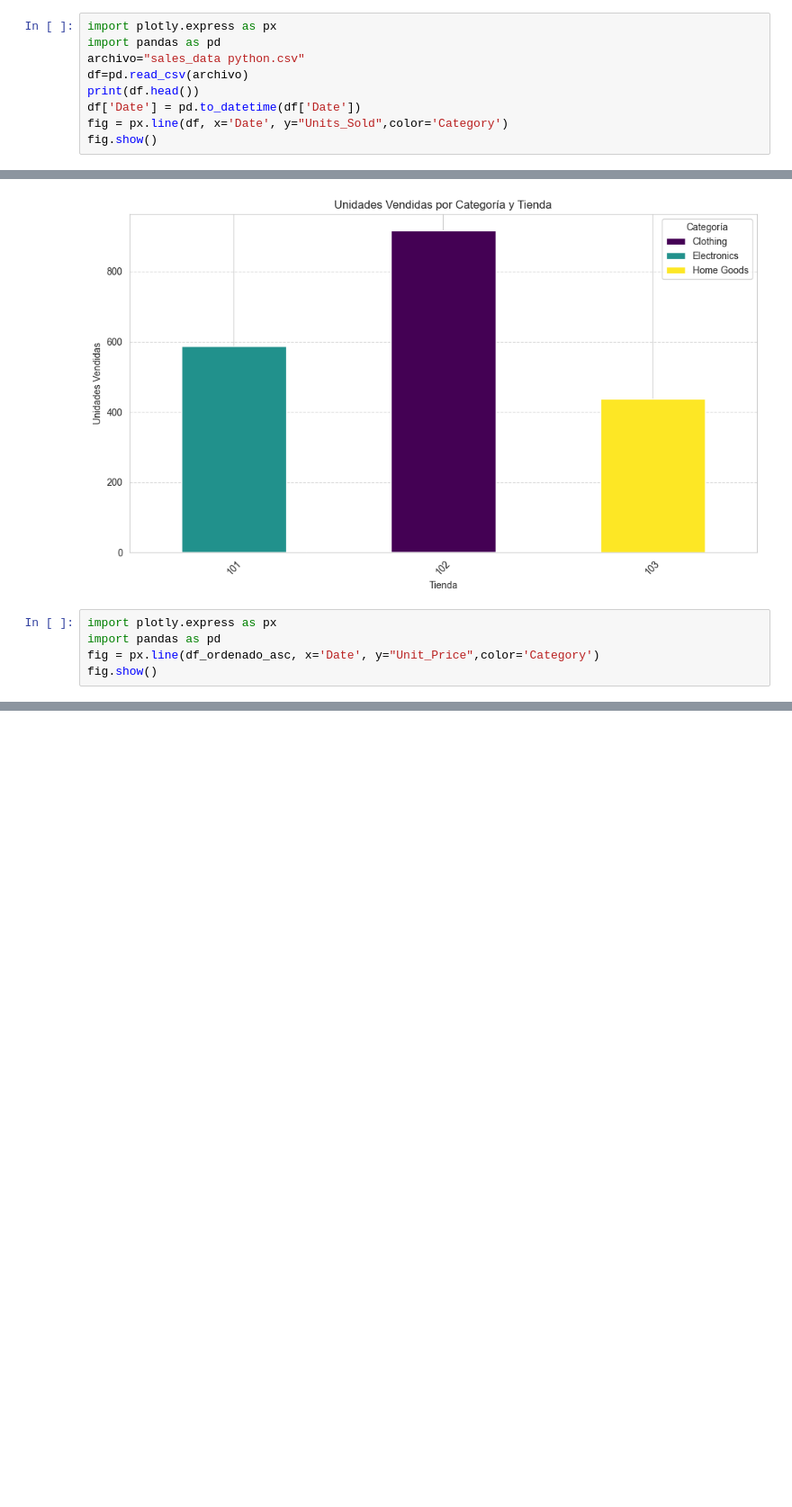
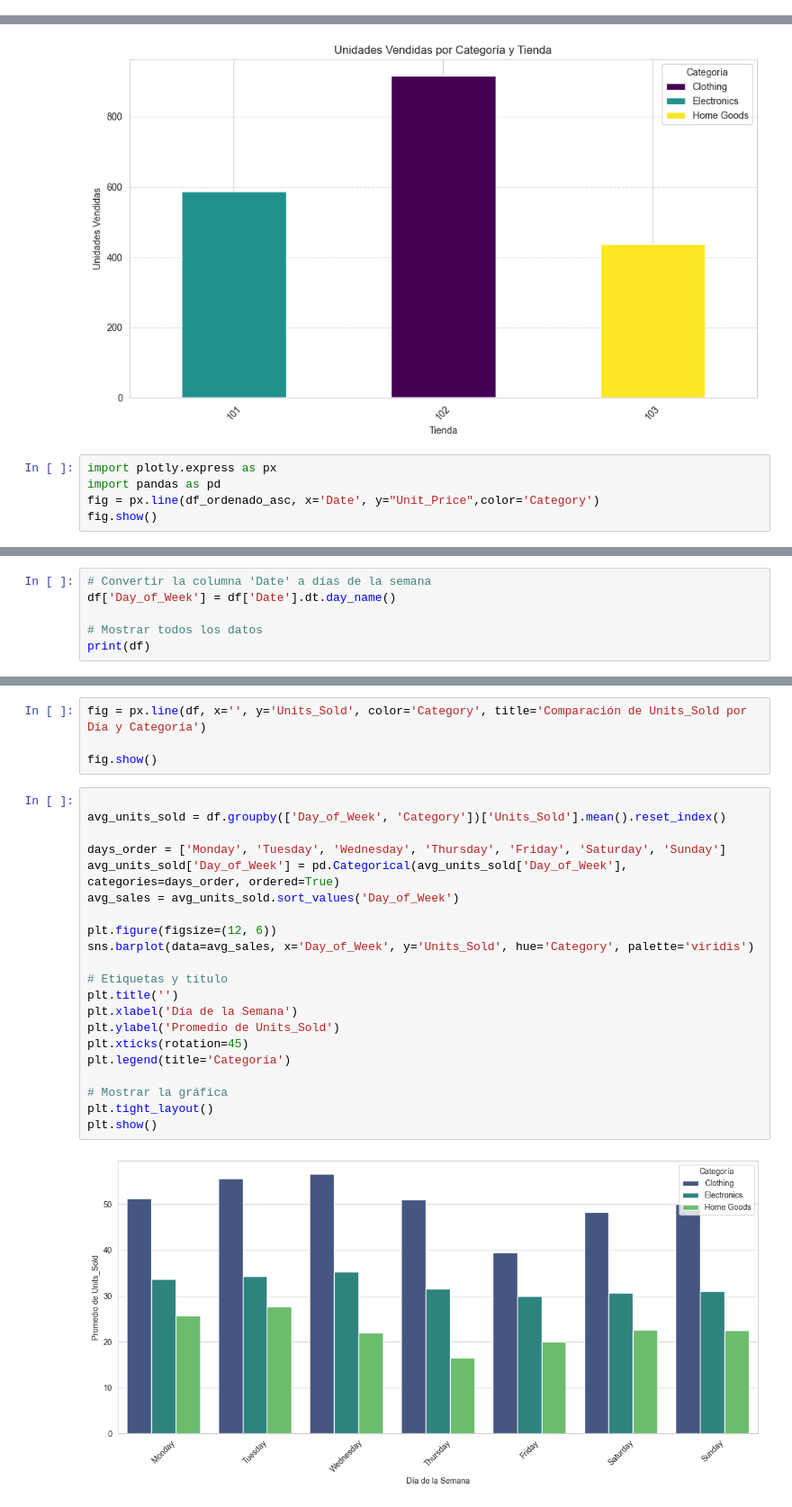
Before and after one commit to nicoherza-pascu/Club_IA-2, a Jupyter notebook: practica.ipynb, the cells around one changed output, grey strips where cells are left out. Shown: that part at 90% size. Drawn from its saved outputs; the diff is of its cells as text; blank space fills up the shorter version.

```diff
--- a/practica.ipynb
+++ b/practica.ipynb
@@ -251,12 +218,3 @@ print(df_sin_duplicados)
 52  2024-01-28    101  Electronics          33      299.99
 53  2024-01-28    102     Clothing          47       49.99
 54  2024-01-28    103   Home Goods          25       19.99
-# %%
-import plotly.express as px
-import pandas as pd
-archivo="sales_data python.csv"
-df=pd.read_csv(archivo)
-print(df.head())
-df['Date'] = pd.to_datetime(df['Date'])
-fig = px.line(df, x='Date', y="Units_Sold",color='Category')
-fig.show()
@@ -459,0 +378,6 @@ fig.show()
+# %%
+# Convertir la columna 'Date' a días de la semana
+df['Day_of_Week'] = df['Date'].dt.day_name()
+
+# Mostrar todos los datos
+print(df)
@@ -459,0 +402,27 @@ fig.show()
+# %%
+fig = px.line(df, x='', y='Units_Sold', color='Category', title='Comparación de Units_Sold por Día y Categoría')
+
+fig.show()
+# %%
+
+avg_units_sold = df.groupby(['Day_of_Week', 'Category'])['Units_Sold'].mean().reset_index()
+
+days_order = ['Monday', 'Tuesday', 'Wednesday', 'Thursday', 'Friday', 'Saturday', 'Sunday']
+avg_units_sold['Day_of_Week'] = pd.Categorical(avg_units_sold['Day_of_Week'], categories=days_order, ordered=True)
+avg_sales = avg_units_sold.sort_values('Day_of_Week')
+
+plt.figure(figsize=(12, 6))
+sns.barplot(data=avg_sales, x='Day_of_Week', y='Units_Sold', hue='Category', palette='viridis')
+
+# Etiquetas y título
+plt.title('')
+plt.xlabel('Día de la Semana')
+plt.ylabel('Promedio de Units_Sold')
+plt.xticks(rotation=45)
+plt.legend(title='Categoría')
+
+# Mostrar la gráfica
+plt.tight_layout()
+plt.show()
+# %% [output]
+[figure, added]
```
Also changed, not shown: parts of 23 cells of this notebook.
